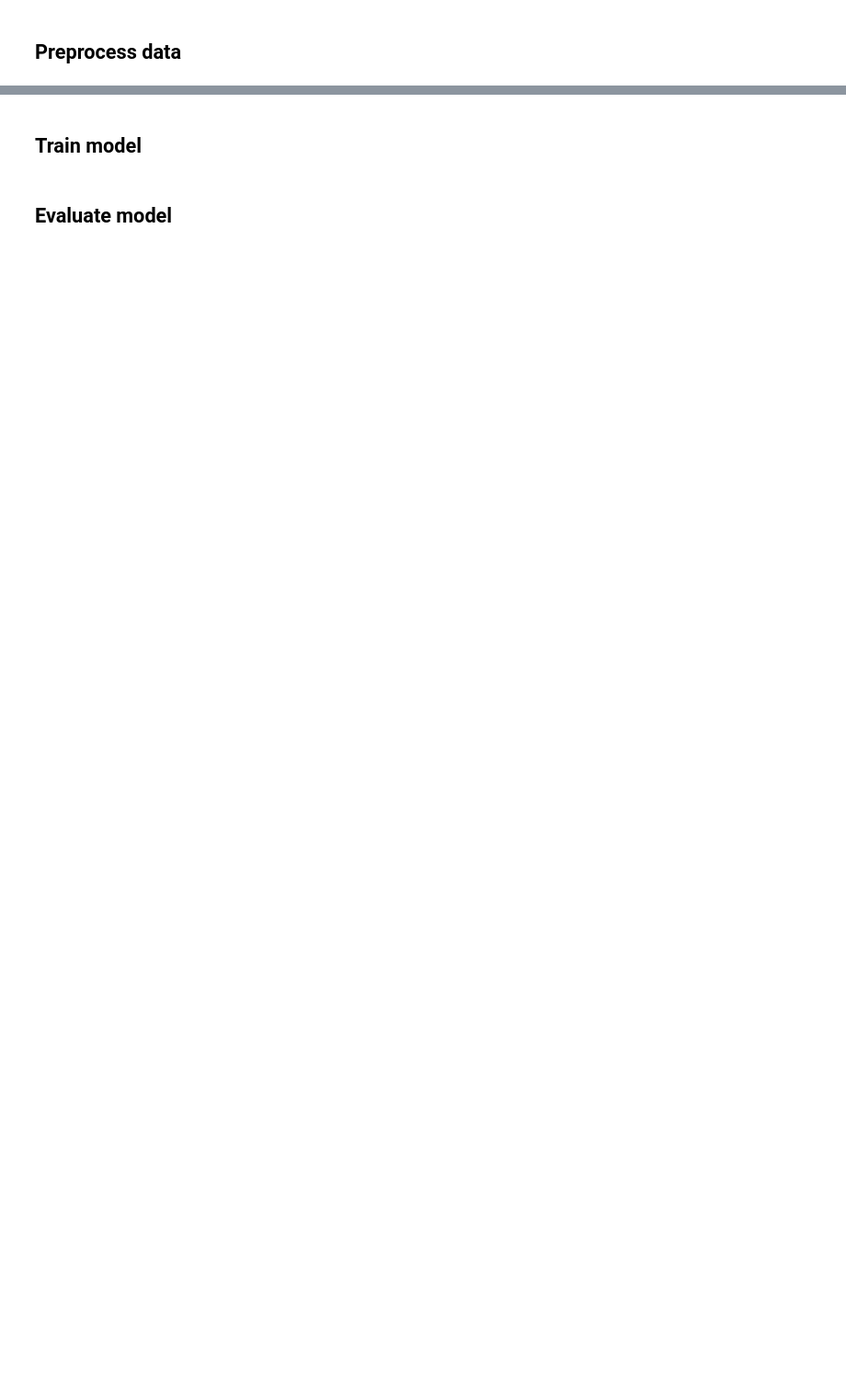
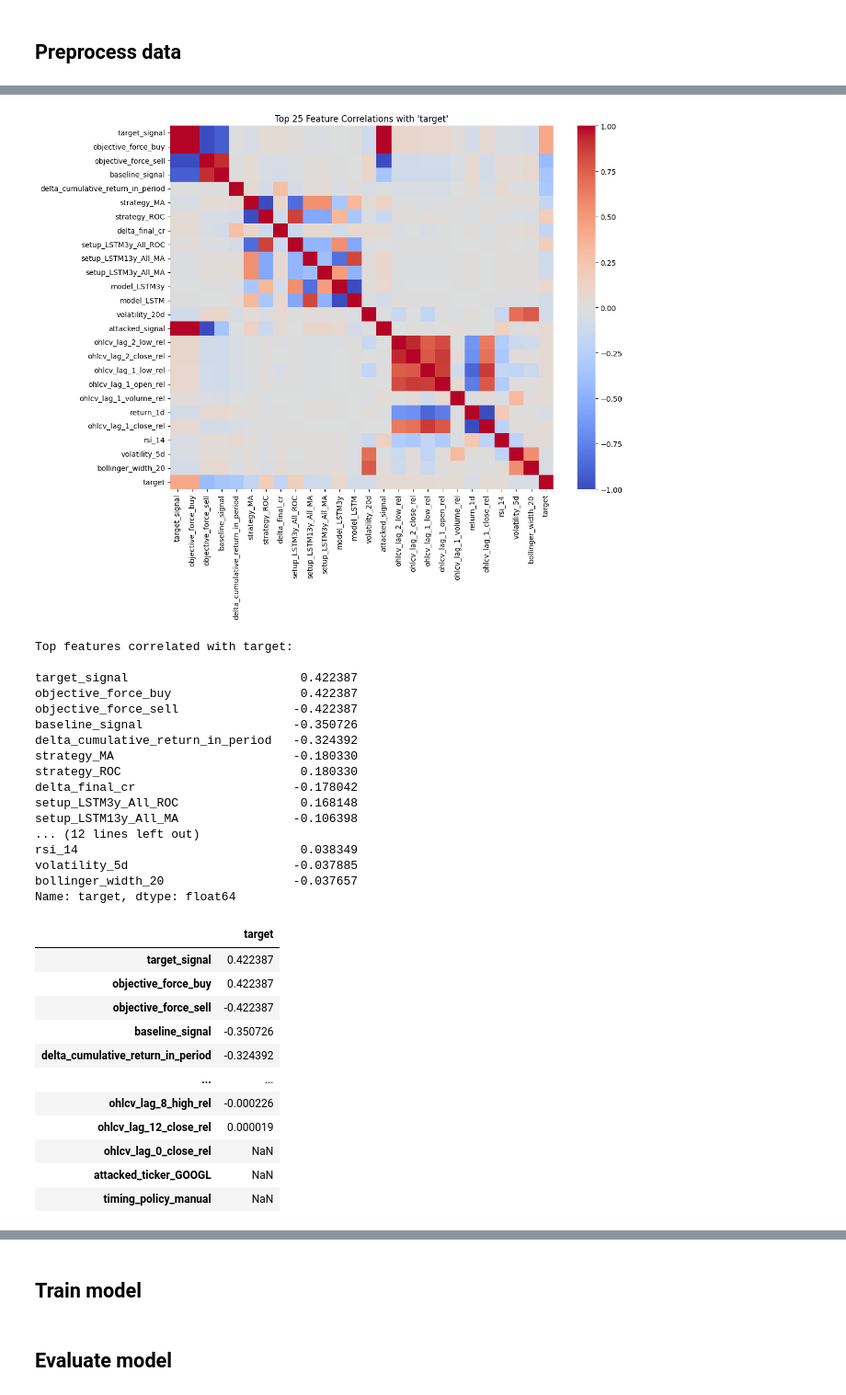
Before and after one commit to leovora/master-thesis, a Jupyter notebook: notebooks/attack_model_training.ipynb, the cells around one changed output, grey strips where cells are left out. Shown at 92% size. Drawn from its saved outputs; the diff is of its cells as text; code cells hidden in the pictures; blank space fills up the shorter version.

Commit message:
Implemented attack dataset preprocessing

```diff
--- a/notebooks/attack_model_training.ipynb
+++ b/notebooks/attack_model_training.ipynb
@@ -223,2 +224,38 @@ Hard negative: 96
 # %% [markdown]
 ## Preprocess data
+# %%
+print("Preprocessing attack dataset for ML training...")
+
+attack_dataset = prepare_attack_day_dataset(
+    csv_path=DATASET_PATH,
+    price_data_folder=DATA_FOLDER,
+    simulation_start=ATTACK_START,
+    simulation_end=ATTACK_END,
+    data_start=DATA_START,
+    sequence_length=SEQUENCE_LENGTH,
+    ohlcv_window=20,
+    target_col="target",
+    include_categoricals=True,
+    drop_invalid=True,
+    drop_already_target=True,
+    prefer_download=True,
+    verbose=True,
+)
+
+raw_attack_log = attack_dataset["raw"]
+feature_df = attack_dataset["features"]
+
+X_all = attack_dataset["X"]
+y = attack_dataset["y"]
+
+ohlcv_cols = [c for c in X_all.columns if c.startswith("ohlcv_lag_")]
+X = X_all[TECHNICAL_FEATURE_COLUMNS + ohlcv_cols].copy()
+
+print(f"Raw rows: {len(raw_attack_log)}")
+print(f"Feature rows: {len(feature_df)}")
+print(f"X shape: {X.shape}")
+print(f"y shape: {y.shape}")
+
+FEATURE_DATASET_PATH = DATASET_DIR / f"{EXPERIMENT_NAME}_features.csv"
+feature_df.to_csv(FEATURE_DATASET_PATH, index=False)
+print(f"Preprocessed dataset saved in: {FEATURE_DATASET_PATH}")
@@ -224,0 +270,37 @@ Hard negative: 96
+# %%
+feature_correlation_analysis(
+    attack_dataset["features"],
+    target_col="target",
+    top_k=25
+)
+# %% [output]
+[figure, added]
+Top features correlated with target:
+
+target_signal                        0.422387
+objective_force_buy                  0.422387
+objective_force_sell                -0.422387
+baseline_signal                     -0.350726
+delta_cumulative_return_in_period   -0.324392
+strategy_MA                         -0.180330
+strategy_ROC                         0.180330
+delta_final_cr                      -0.178042
+setup_LSTM3y_All_ROC                 0.168148
+setup_LSTM13y_All_MA                -0.106398
+... (12 lines left out)
+rsi_14                               0.038349
+volatility_5d                       -0.037885
+bollinger_width_20                  -0.037657
+Name: target, dtype: float64
+|  | target |
+| target_signal | 0.422387 |
+| objective_force_buy | 0.422387 |
+| objective_force_sell | -0.422387 |
+| baseline_signal | -0.350726 |
+| delta_cumulative_return_in_period | -0.324392 |
+| ... | ... |
+| ohlcv_lag_8_high_rel | -0.000226 |
+| ohlcv_lag_12_close_rel | 0.000019 |
+| ohlcv_lag_0_close_rel | NaN |
+| attacked_ticker_GOOGL | NaN |
+| timing_policy_manual | NaN |
```
Also changed, not shown: parts of 6 cells of this notebook, 1 other file.
